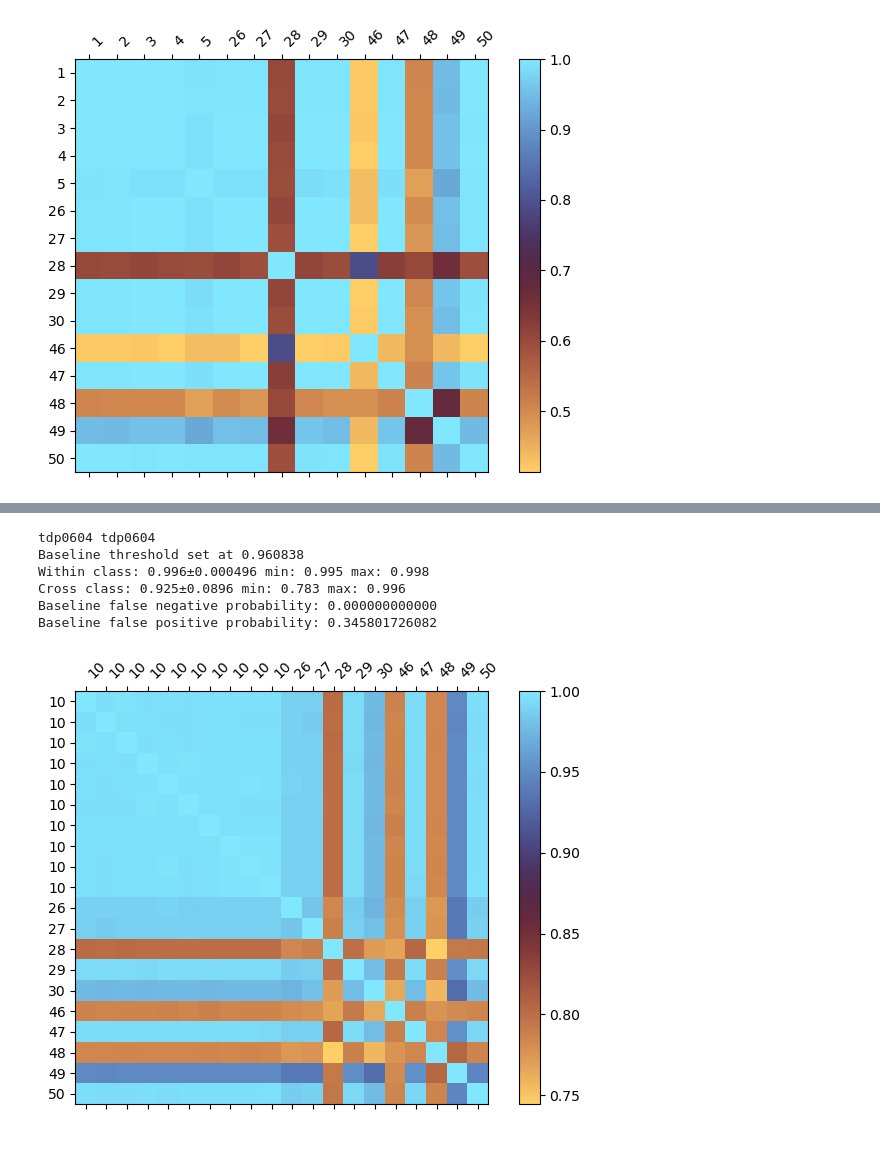
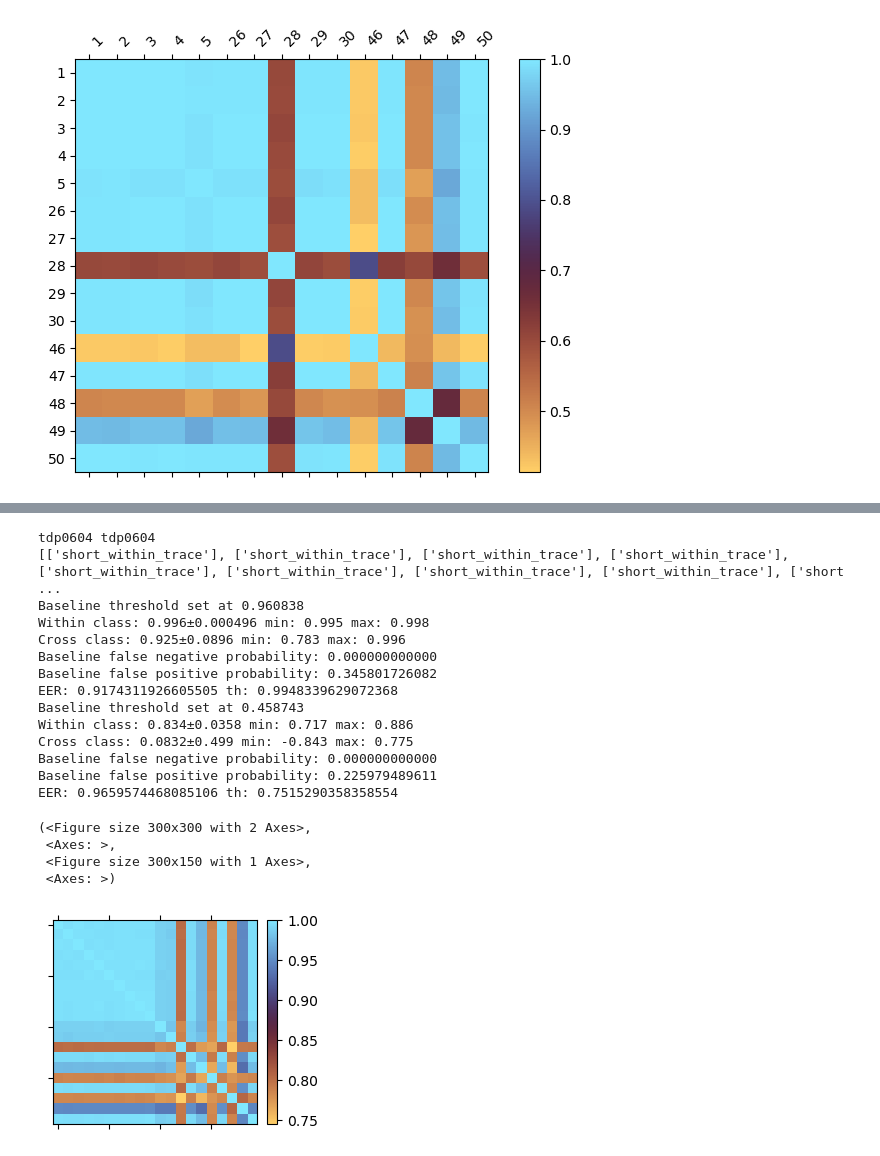
Before and after one commit to jaseg/sampling-mesh-monitor, a Jupyter notebook: jupyter_notebooks/classifier_tests.ipynb, the cells around one changed output, grey strips where cells are left out. Saved outputs shown, nothing was run; the diff lists cells and outputs as text; code cells hidden in the pictures.

```diff
--- a/jupyter_notebooks/classifier_tests.ipynb
+++ b/jupyter_notebooks/classifier_tests.ipynb
@@ -697,17 +802,31 @@ Baseline false positive probability: 0.225979489611
 # %%
 entries = [value for entry in data.values() for value in entry if value['info']['meta'] == 'interleaved-25-07-02-02-p0.3']
 entries_repeat = [value for entry in data.values() for value in entry if value['info']['meta'] == 'baseline-repeat-25-07-02-01-p0.3']
 print(entries[0]['info']['chip'], entries_repeat[0]['info']['chip'])
 group_baseline = [value for value in entries_repeat if not value['info']['mods']][:10]
 group_modified = [value for value in entries if value['info']['mods']]
+print([value['info']['mods'] for value in group_modified])
 
 smooth = None
 plot_vector_covar(group_baseline, group_modified, vector_method='norm', distance_method='corr', smooth=smooth, plot_cdf=True)
+plot_vector_covar(group_baseline, group_modified, vector_method='min', distance_method='max', smooth=smooth, plot_cdf=True)
 # %% [output]
 tdp0604 tdp0604
+[['short_within_trace'], ['short_within_trace'], ['short_within_trace'], ['short_within_trace'], ['short_within_trace'], ['short_within_trace'], ['short_within_trace'], ['short_within_trace'], ['short ...
 Baseline threshold set at 0.960838
 Within class: 0.996±0.000496 min: 0.995 max: 0.998
 Cross class: 0.925±0.0896 min: 0.783 max: 0.996
 Baseline false negative probability: 0.000000000000
 Baseline false positive probability: 0.345801726082
+EER: 0.9174311926605505 th: 0.9948339629072368
+Baseline threshold set at 0.458743
+Within class: 0.834±0.0358 min: 0.717 max: 0.886
+Cross class: 0.0832±0.499 min: -0.843 max: 0.775
+Baseline false negative probability: 0.000000000000
+Baseline false positive probability: 0.225979489611
+EER: 0.9659574468085106 th: 0.7515290358358554
+(<Figure size 300x300 with 2 Axes>,
+ <Axes: >,
+ <Figure size 300x150 with 1 Axes>,
+ <Axes: >)
-[figure, old version]
+[figure, new version]
```
Also changed, not shown: parts of 30 cells of this notebook, 17 other files.
